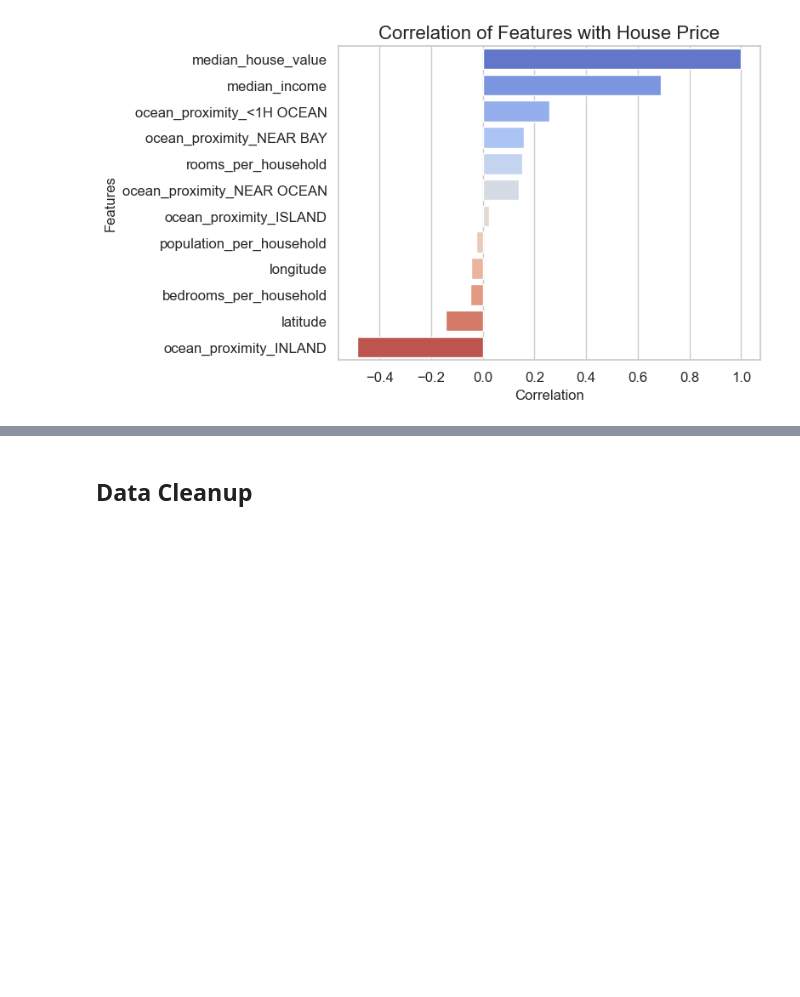
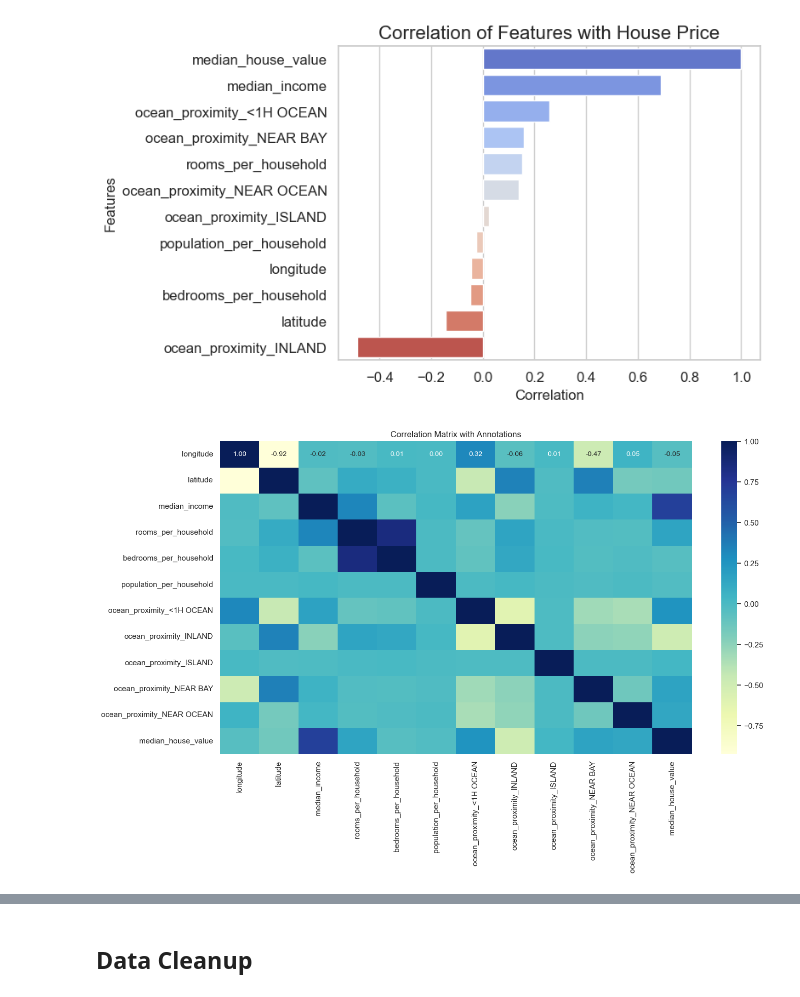
Before and after one commit to desmonddibba/house_prices, a Jupyter notebook: House_Prices.ipynb, the cells around one changed output, grey strips where cells are left out. Cells and saved outputs as stored; diff of their text form; code cells hidden in the pictures; blank space fills up the shorter version.

```diff
--- a/House_Prices.ipynb
+++ b/House_Prices.ipynb
@@ -206,3 +207,10 @@ bar_plot.tick_params(labelsize=12)
 plt.show()
 # %% [output]
 [figure]
+# %%
+plt.figure(figsize=(15, 8))
+sns.heatmap(correlation_matrix, annot=True, cmap='YlGnBu', annot_kws={"size": 10}, fmt=".2f")
+plt.title('Correlation Matrix with Annotations')
+plt.show()
+# %% [output]
+[figure, added]
```
Also changed, not shown: parts of 6 cells of this notebook.
